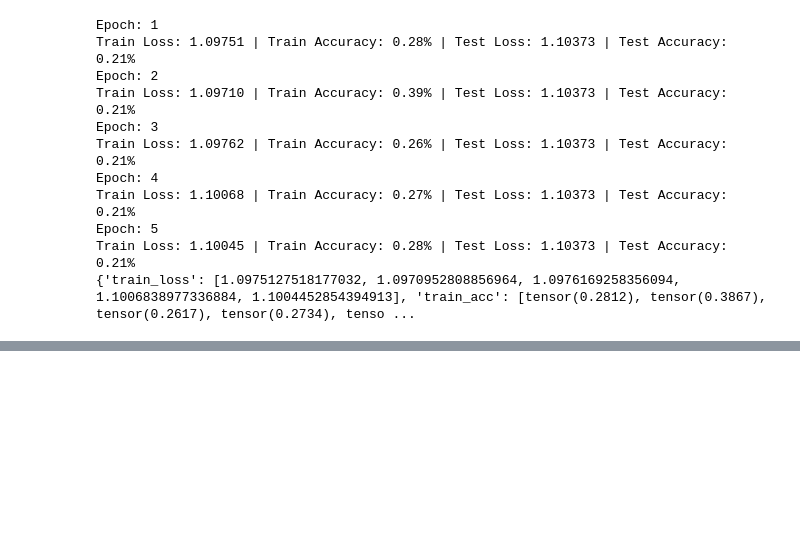
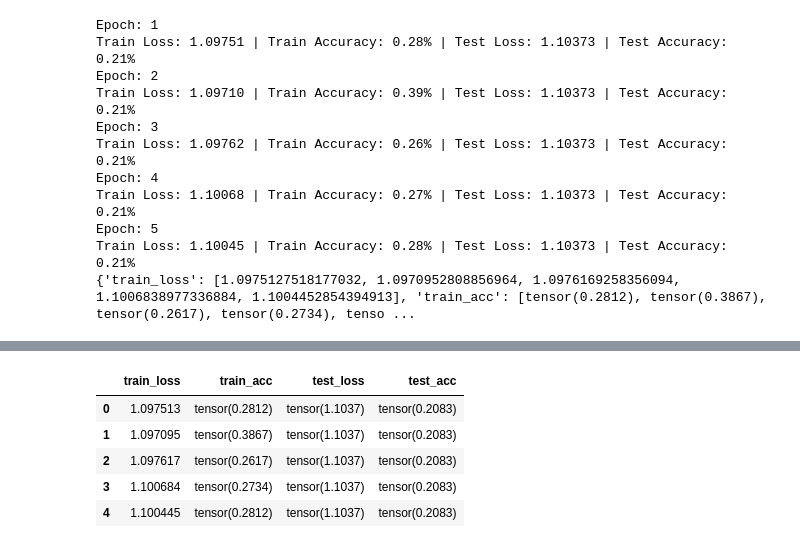
Before and after one commit to torrhen/pytorch_miscellaneous, a Jupyter notebook: 04_pytorch_custom_datasets.ipynb, the cells around one changed output, grey strips where cells are left out. Saved outputs shown, nothing was run; the diff lists cells and outputs as text; code cells hidden in the pictures; blank space fills up the shorter version.

```diff
--- a/04_pytorch_custom_datasets.ipynb
+++ b/04_pytorch_custom_datasets.ipynb
@@ -728,0 +745,9 @@ Train Loss: 1.10045 | Train Accuracy: 0.28% | Test Loss: 1.10373 | Test Accuracy
+# %%
+model2_df
+# %% [output]
+|  | train_loss | train_acc | test_loss | test_acc |
+| 0 | 1.097513 | tensor(0.2812) | tensor(1.1037) | tensor(0.2083) |
+| 1 | 1.097095 | tensor(0.3867) | tensor(1.1037) | tensor(0.2083) |
+| 2 | 1.097617 | tensor(0.2617) | tensor(1.1037) | tensor(0.2083) |
+| 3 | 1.100684 | tensor(0.2734) | tensor(1.1037) | tensor(0.2083) |
+| 4 | 1.100445 | tensor(0.2812) | tensor(1.1037) | tensor(0.2083) |
```
Also changed, not shown: parts of 7 cells of this notebook.
